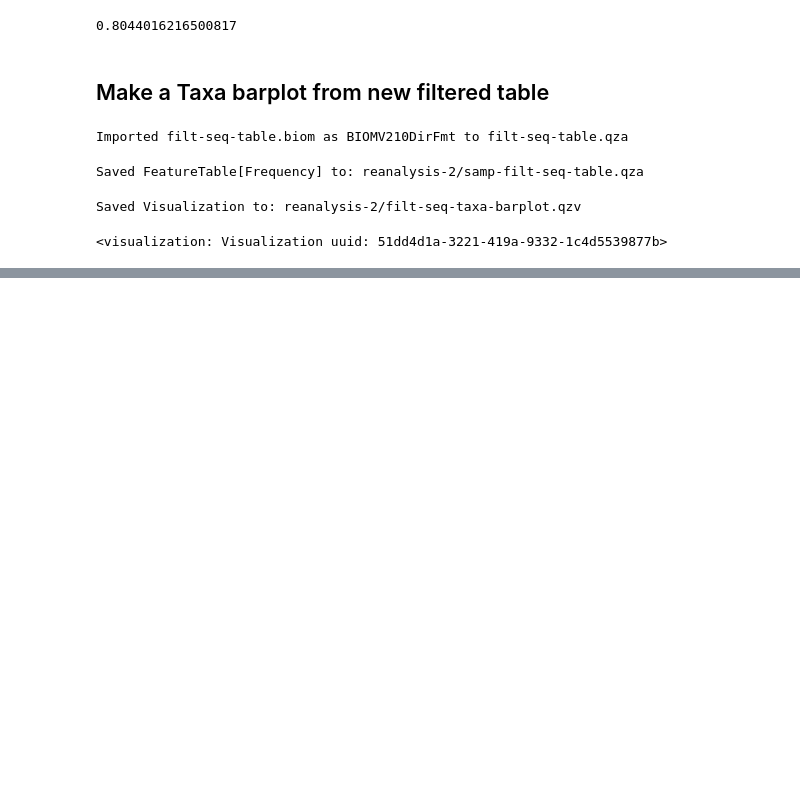
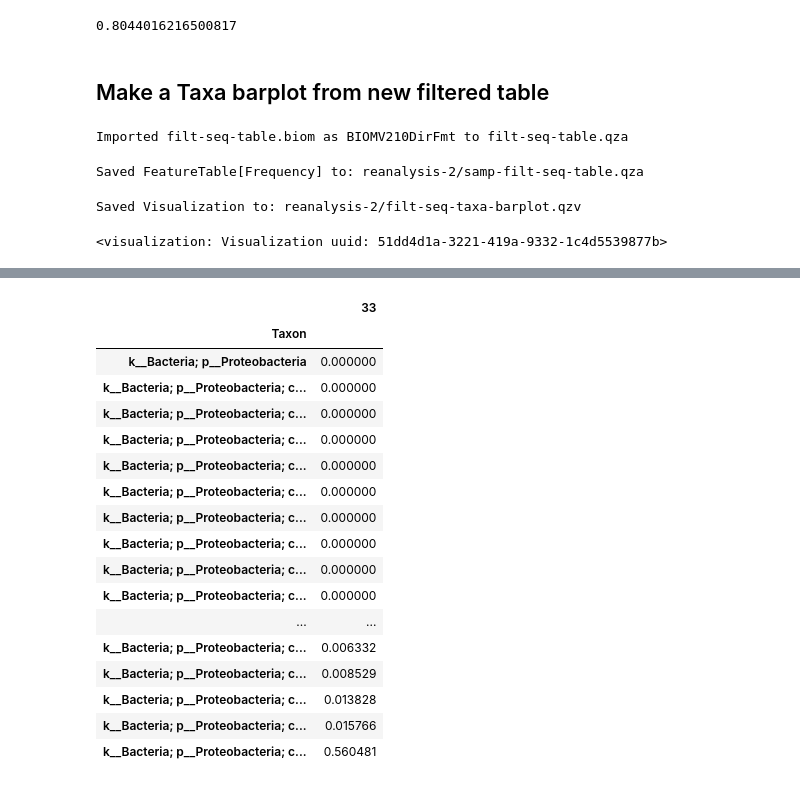
Before and after one commit to sterrettJD/Chemobrain, a Jupyter notebook: Filter-bloomed-and-reanalyze.ipynb, the cells around one changed output, grey strips where cells are left out. Cells and saved outputs as stored; diff of their text form; code cells hidden in the pictures; blank space fills up the shorter version.

```diff
--- a/Filter-bloomed-and-reanalyze.ipynb
+++ b/Filter-bloomed-and-reanalyze.ipynb
@@ -407,0 +452,21 @@ Name: Chemotherapy, dtype: object
+# %%
+biom_filt_df_tax.loc[proteo, "33"].reset_index().groupby("Taxon").sum().sort_values(by="33")
+# %% [output]
+|  | 33 |
+| Taxon |  |
+| k__Bacteria; p__Proteobacteria | 0.000000 |
+| k__Bacteria; p__Proteobacteria; c... | 0.000000 |
+| k__Bacteria; p__Proteobacteria; c... | 0.000000 |
+| k__Bacteria; p__Proteobacteria; c... | 0.000000 |
+| k__Bacteria; p__Proteobacteria; c... | 0.000000 |
+| k__Bacteria; p__Proteobacteria; c... | 0.000000 |
+| k__Bacteria; p__Proteobacteria; c... | 0.000000 |
+| k__Bacteria; p__Proteobacteria; c... | 0.000000 |
+| k__Bacteria; p__Proteobacteria; c... | 0.000000 |
+| k__Bacteria; p__Proteobacteria; c... | 0.000000 |
+| ... | ... |
+| k__Bacteria; p__Proteobacteria; c... | 0.006332 |
+| k__Bacteria; p__Proteobacteria; c... | 0.008529 |
+| k__Bacteria; p__Proteobacteria; c... | 0.013828 |
+| k__Bacteria; p__Proteobacteria; c... | 0.015766 |
+| k__Bacteria; p__Proteobacteria; c... | 0.560481 |
```
Also changed, not shown: parts of 11 cells of this notebook.
